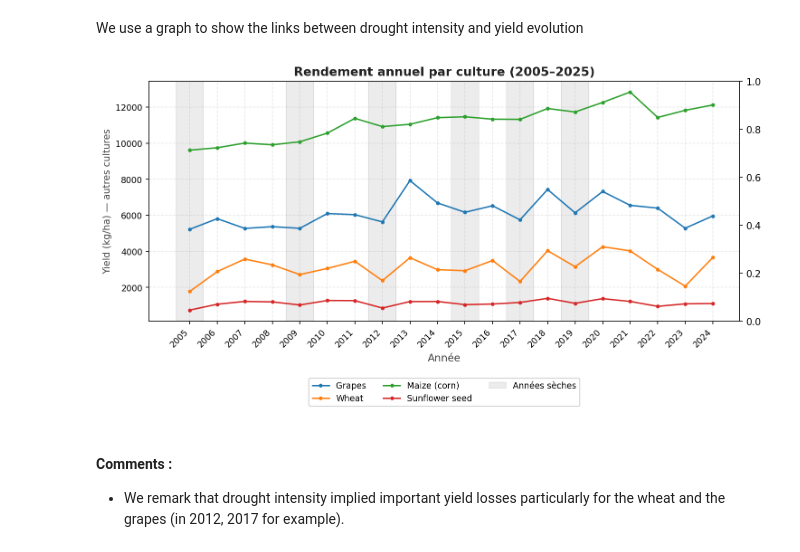
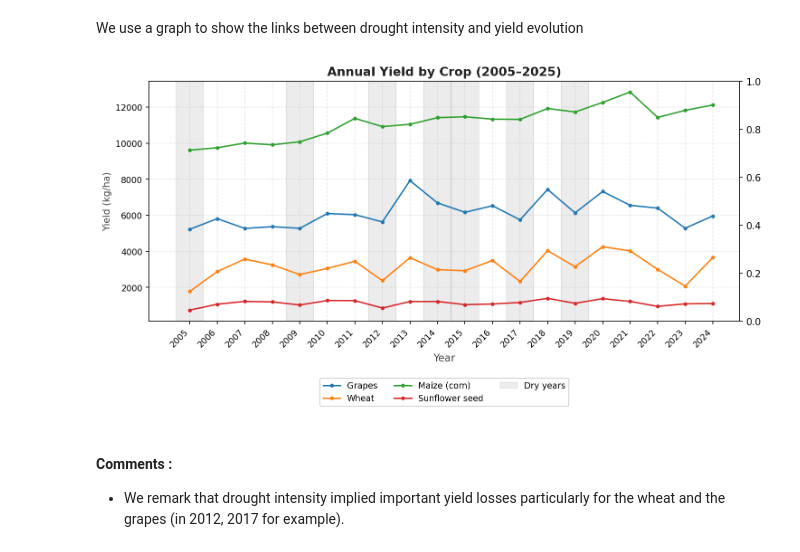
Before and after one commit to lochardi/GreenFinance, a Jupyter notebook: main final.ipynb, the cells around one changed output. Saved outputs shown, nothing was run; the diff lists cells and outputs as text; code cells hidden in the pictures.

Commit message:
graphs translation

```diff
--- a/main final.ipynb
+++ b/main final.ipynb
@@ -264,7 +264,7 @@ ax.set_xlim(df_a["year"].min() - 0.5, df_a["year"].max() + 0.5)
 ax.set_ylim(-3.5, 3.5)
 ax.set_xticks(df_a["year"])
 ax.set_xticklabels(df_a["year"], rotation=45, ha="right", fontsize=8)
-ax.set_xlabel("Année", fontsize=11, color="#444")
+ax.set_xlabel("Year", fontsize=11, color="#444")
 ax.set_ylabel("SPI", fontsize=11, color="#444")
 ax.set_title("SPI (annual average of SPI3 on May, June and July)", fontsize=14, fontweight="bold", pad=12, color="#222")
 
@@ -301,7 +301,7 @@ crops_left = {
     "Sunflower seed": sunflower,
 }
 
-dry_years = [2005, 2009, 2012, 2015, 2017, 2019]
+dry_years = [2005, 2009, 2012, 2014, 2015, 2017, 2019]
 
 fig, ax1 = plt.subplots(figsize=(10, 5), dpi=150)
 ax2 = ax1.twinx()
@@ -314,40 +314,40 @@ for yr in dry_years:
 for name, df_crop in crops_left.items():
     df_filtered = df_crop[df_crop["date"] >= 2005].dropna(subset=["Yield"])
     ax1.plot(df_filtered["date"], df_filtered["Yield"], marker="o", markersize=3, linewidth=1.5, label=name)
 
 
 # Ticks années entières
 all_years = sorted(grapes[grapes["date"] >= 2005]["date"].unique())
 ax1.set_xticks(all_years)
 ax1.set_xticklabels(all_years, rotation=45, ha="right", fontsize=8)
 
 # Axes
-ax1.set_xlabel("Année", fontsize=11, color="#444")
-ax1.set_ylabel("Yield (kg/ha) — autres cultures", fontsize=10, color="#444")
+ax1.set_xlabel("Year", fontsize=11, color="#444")
+ax1.set_ylabel("Yield (kg/ha)", fontsize=10, color="#444")
 
-ax1.set_title("Rendement annuel par culture (2005–2025)", fontsize=13, fontweight="bold", color="#222")
+ax1.set_title("Annual Yield by Crop (2005–2025)", fontsize=13, fontweight="bold", color="#222")
 
-# Légende combinée — placée en dehors du graphique, en bas
-dry_patch = mpatches.Patch(color="gray", alpha=0.15, label="Années sèches")
+# Combined legend — placed outside the plot, at the bottom
+dry_patch = mpatches.Patch(color="gray", alpha=0.15, label="Dry years")
 lines1, labels1 = ax1.get_legend_handles_labels()
 lines2, labels2 = ax2.get_legend_handles_labels()
-ax1.legend(lines1 + lines2 + [dry_patch], labels1 + labels2 + ["Années sèches"], fontsize=9, framealpha=0.9,
+ax1.legend(lines1 + lines2 + [dry_patch], labels1 + labels2 + ["Dry years"], fontsize=9, framealpha=0.9,
            loc="upper center", bbox_to_anchor=(0.5, -0.22), ncol=3)
 
 ax1.tick_params(labelsize=9)
 for spine in ax1.spines.values():
     spine.set_edgecolor("#dddddd")
 
 
 # Grille légère
 ax1.grid(True, alpha=0.3, linestyle='--')
 
 
 plt.tight_layout()
 plt.subplots_adjust(bottom=0.22)
 plt.show()
 # %% [output]
-[figure, old version]
+[figure, new version]
 # %% [markdown]
 #### Comments :
 - We remark that drought intensity implied important yield losses particularly for the wheat and the grapes (in 2012, 2017 for example).
```
Also changed, not shown: parts of 2 cells of this notebook.
